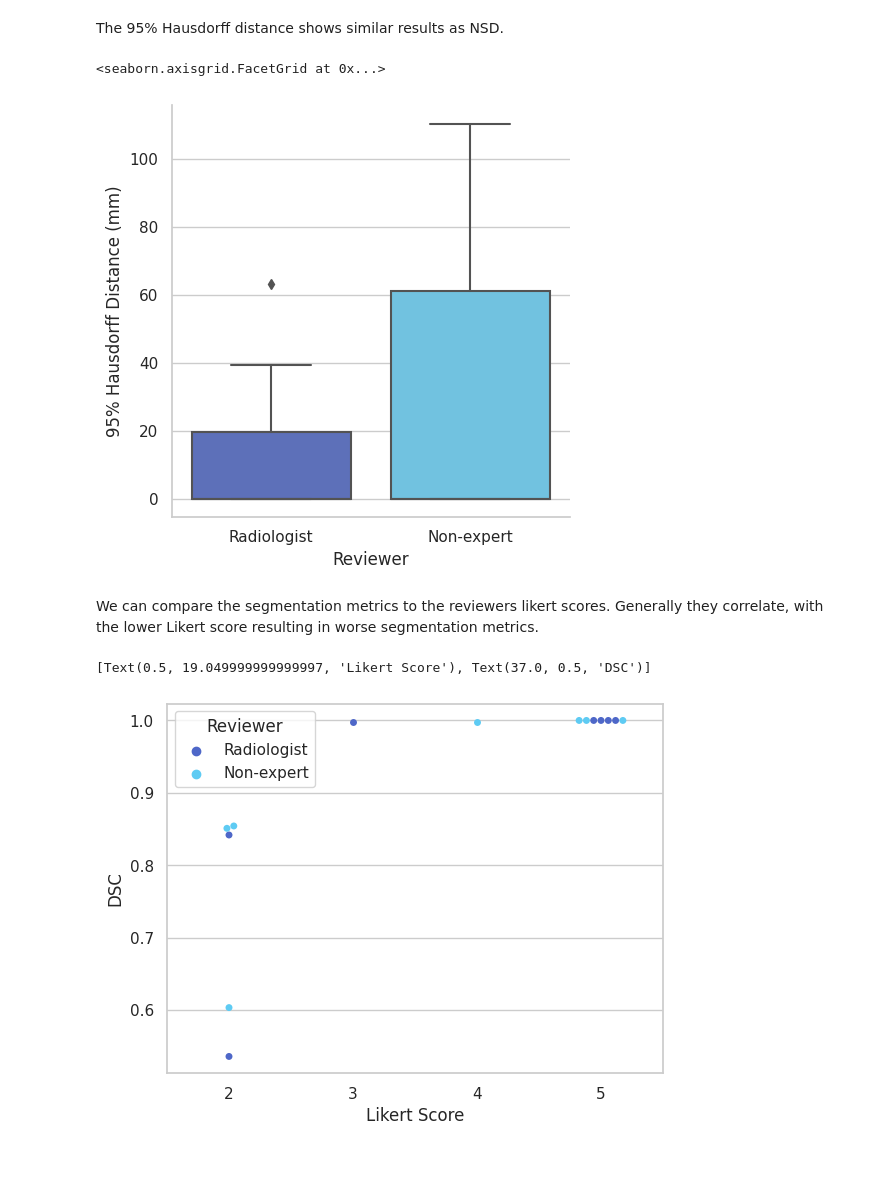
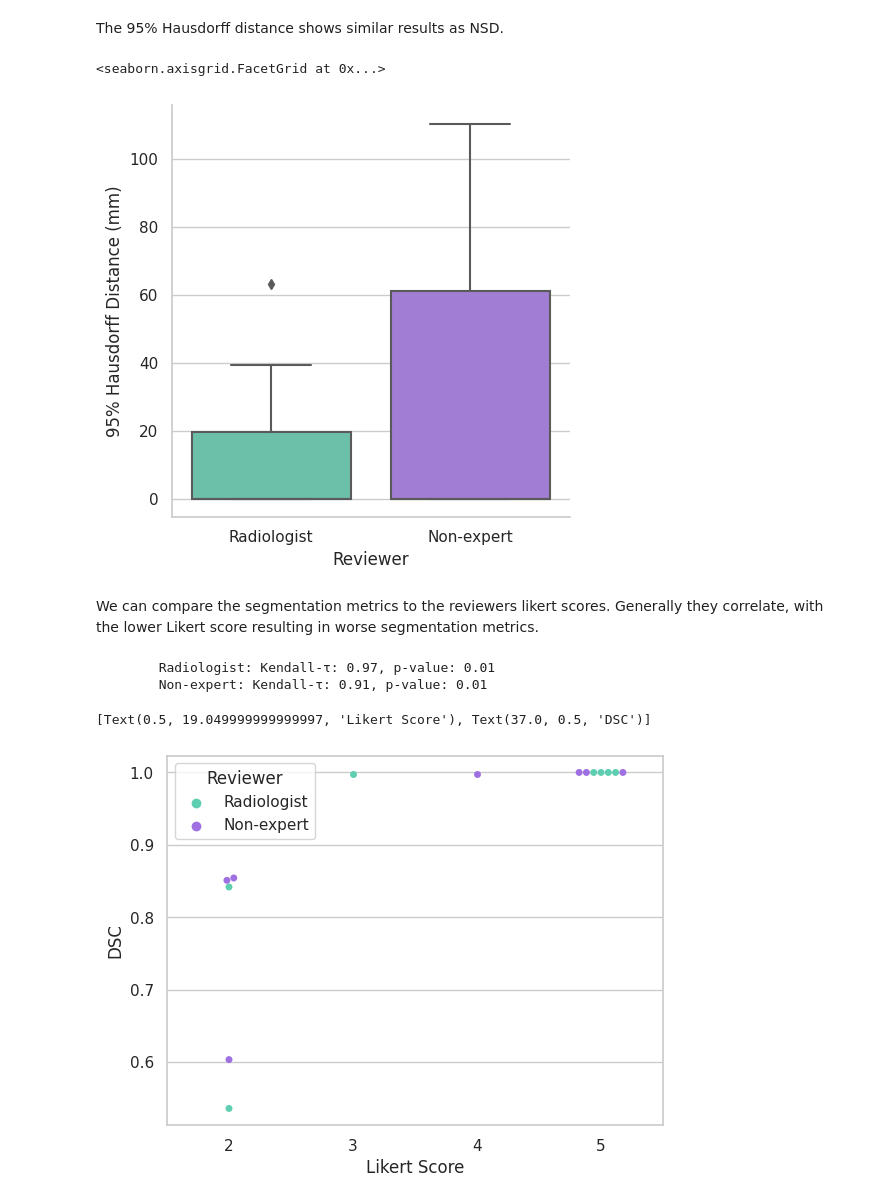
Before and after one commit to bamf-health/aimi-liver-mr, a Jupyter notebook: model_performance.ipynb, the cells around one changed output. Cells and saved outputs as stored; diff of their text form; code cells hidden in the pictures; blank space fills up the shorter version.

```diff
--- a/model_performance.ipynb
+++ b/model_performance.ipynb
@@ -11,24 +11,37 @@ Install python packages
 Import required python packages
 # %%
 import warnings
-warnings.filterwarnings('ignore')
+
+warnings.filterwarnings("ignore")
 
 from pathlib import Path
 import requests
 import zipfile
 import io
+import numpy as np
 import pandas as pd
-from sklearn.metrics import cohen_kappa_score
+import scipy.stats as stats
 import pydicom
 import pydicom_seg
 import SimpleITK as sitk
+import matplotlib.pyplot as plt
 import segmentationmetrics as sm
 from segmentationmetrics.surface_distance import compute_surface_dice_at_tolerance
 import seaborn as sns
+
 sns.set_theme(style="whitegrid")
-colors = ['#4e67c8','#5ecbf3', '#5dceae','#a7ea53']
-sns.set_palette(sns.color_palette(colors))
 %matplotlib inline
+# %%
+plt_colors = {
+    "ne1": "#5eceb0",
+    "rad1": "#9e70e1",
+    "tp": "k",
+    "fp": "b",
+    "fn": "r",
+}
+
+revewer_cmap = sns.color_palette([plt_colors["ne1"], plt_colors["rad1"]])
+vol_cmap = sns.color_palette([plt_colors["fp"], plt_colors["fn"]])
 # %% [markdown]
 To compare model performance against the manual corrections, we need to download the dicom-seg files of the ai predictions and the manual corrections from zenodo.
 # %%
@@ -88,6 +101,7 @@ df = pd.read_csv(
     },
 )
 df["CorrectedSegmentation"].fillna("", inplace=True)
+df.replace({"rad1": "Radiologist", "ne1": "Non-expert"}, inplace=True)
 # get validation subset
 val_df = df[df["Validation"]]
 validation_size = len(val_df["SeriesInstanceUID"].unique())
@@ -97,9 +111,9 @@ print(
 )
 
 # get validation done by different reviewers
-rad_df = val_df.loc[val_df["Reviewer"] == "rad1"]
+rad_df = val_df.loc[val_df["Reviewer"] == "Radiologist"]
 ne_df = val_df.loc[
-    (val_df["Reviewer"] == "ne1")
+    (val_df["Reviewer"] == "Non-expert")
     & (val_df["AISegmentation"]).isin(rad_df["AISegmentation"])
 ]
 
@@ -252,4 +265,3 @@ add_metrics_to_df(rad_df)
 add_metrics_to_df(ne_df)
 
 xdf = pd.concat([rad_df, ne_df])
-xdf.replace({"rad1": "Radiologist", "ne1": "Non-expert"}, inplace=True)
@@ -272,18 +306,36 @@ g.set_axis_labels("Reviewer", "Normalized Surface Dice\n(tolerance=7mm)")
 # %% [markdown]
 The 95% Hausdorff distance shows similar results as NSD.
 # %%
-g = sns.catplot(data=xdf, x="Reviewer", y="hausdorff_distance_95", kind="box")
+g = sns.catplot(
+    data=xdf, x="Reviewer", y="hausdorff_distance_95", kind="box", palette=revewer_cmap
+)
 g.set_axis_labels("Reviewer", "95% Hausdorff Distance (mm)")
 # %% [output]
 <seaborn.axisgrid.FacetGrid at 0x...>
-[figure, old version]
+[figure, new version]
 # %% [markdown]
 We can compare the segmentation metrics to the reviewers likert scores. Generally they correlate, with the lower Likert score resulting in worse segmentation metrics.
 # %%
+x = rad_df[["LikertScore", "dice"]].dropna()
+rad_tau, rad_p_value = stats.kendalltau(x.LikertScore.values, x.dice.values)
+x = ne_df[["LikertScore", "dice"]].dropna()
+ne_tau, ne_p_value = stats.kendalltau(x.LikertScore.values, x.dice.values)
+
+print(
+    f"""\
+        Radiologist: Kendall-\u03C4: {rad_tau:.2f}, p-value: {rad_p_value:.2f}
+        Non-expert: Kendall-\u03C4: {ne_tau:.2f}, p-value: {ne_p_value:.2f}
+        """
+)
+
 # plot likert score vs dice
-g = sns.swarmplot(data=xdf, x="LikertScore", y="dice", hue="Reviewer")
+g = sns.swarmplot(
+    data=xdf, x="LikertScore", y="dice", hue="Reviewer", palette=revewer_cmap
+)
 g.set(xlabel="Likert Score", ylabel="DSC")
 # %% [output]
-[Text(0.5, 19.049999999999997, 'Likert Score'), Text(37.0, 0.5, 'DSC')]
+        Radiologist: Kendall-τ: 0.97, p-value: 0.01
+        Non-expert: Kendall-τ: 0.91, p-value: 0.01
+[Text(0.5, 19.049999999999997, 'Likert Score'), Text(37.0, 0.5, 'DSC')]
-[figure, old version]
+[figure, new version]
 # %%
```
Also changed, not shown: parts of 11 cells of this notebook, 1 other file.
